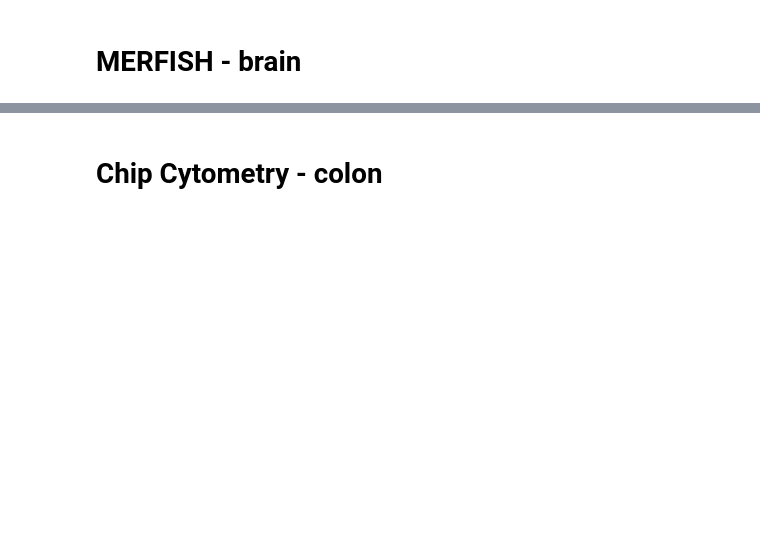
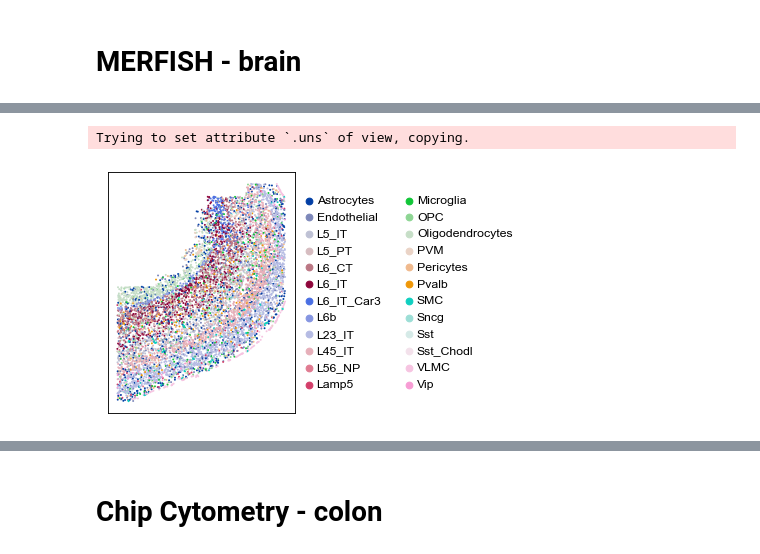
Before and after one commit to theislab/ncem_benchmarks, a Jupyter notebook: notebooks/data_exploration.ipynb, the cells around one changed output, grey strips where cells are left out. Cells and saved outputs as stored; diff of their text form; code cells hidden in the pictures; blank space fills up the shorter version.

```diff
--- a/notebooks/data_exploration.ipynb
+++ b/notebooks/data_exploration.ipynb
@@ -348,0 +72,13 @@ interpreter.data.plot_cluster_enrichment_umaps(adata, filter_titles)
+# %%
+adata = interpreter.data.spatial(
+    image_key= "mouse1_slice153",
+    undefined_type='other',
+    panel_width=5,
+    panel_height=5,
+    fontsize=12,
+    clean_view=True,
+    copy=True
+)
+# %% [output]
+Trying to set attribute `.uns` of view, copying.
+[figure, added]
```
Also changed, not shown: parts of 81 cells of this notebook.
